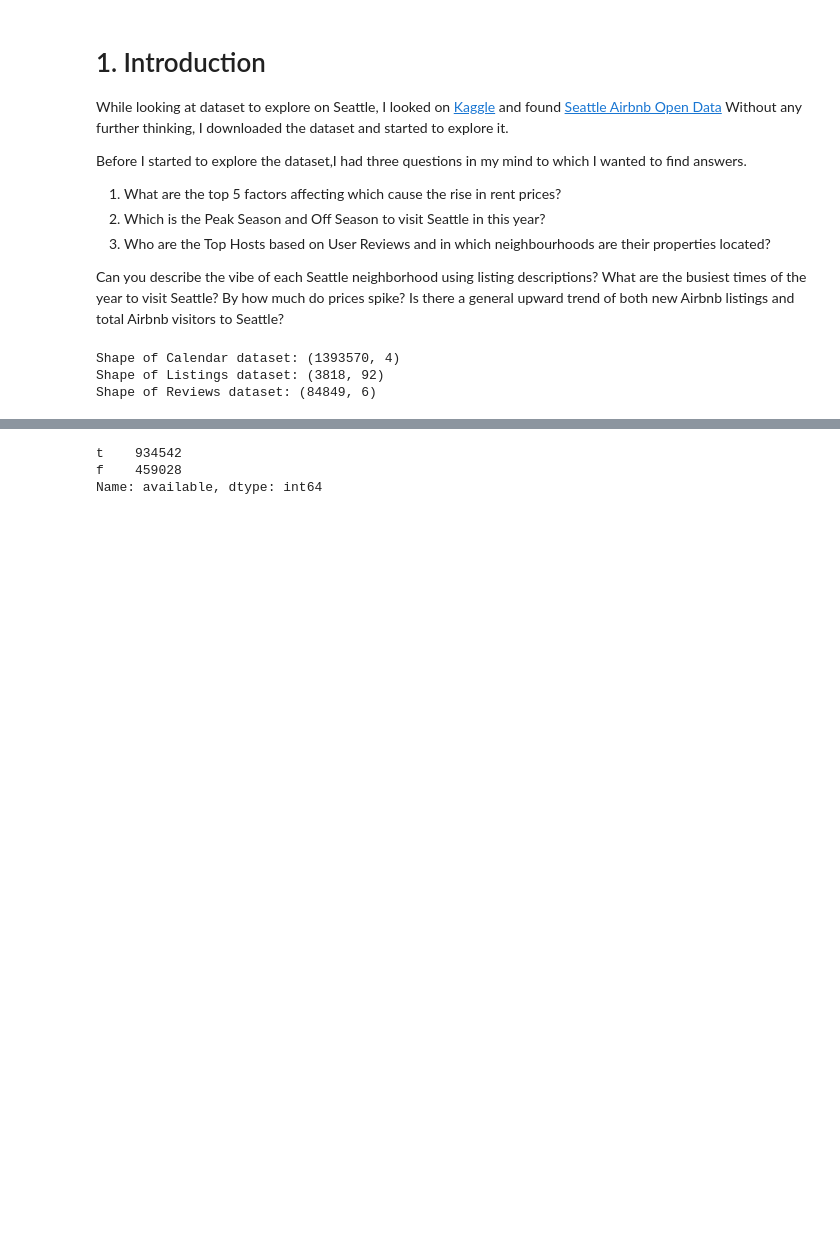
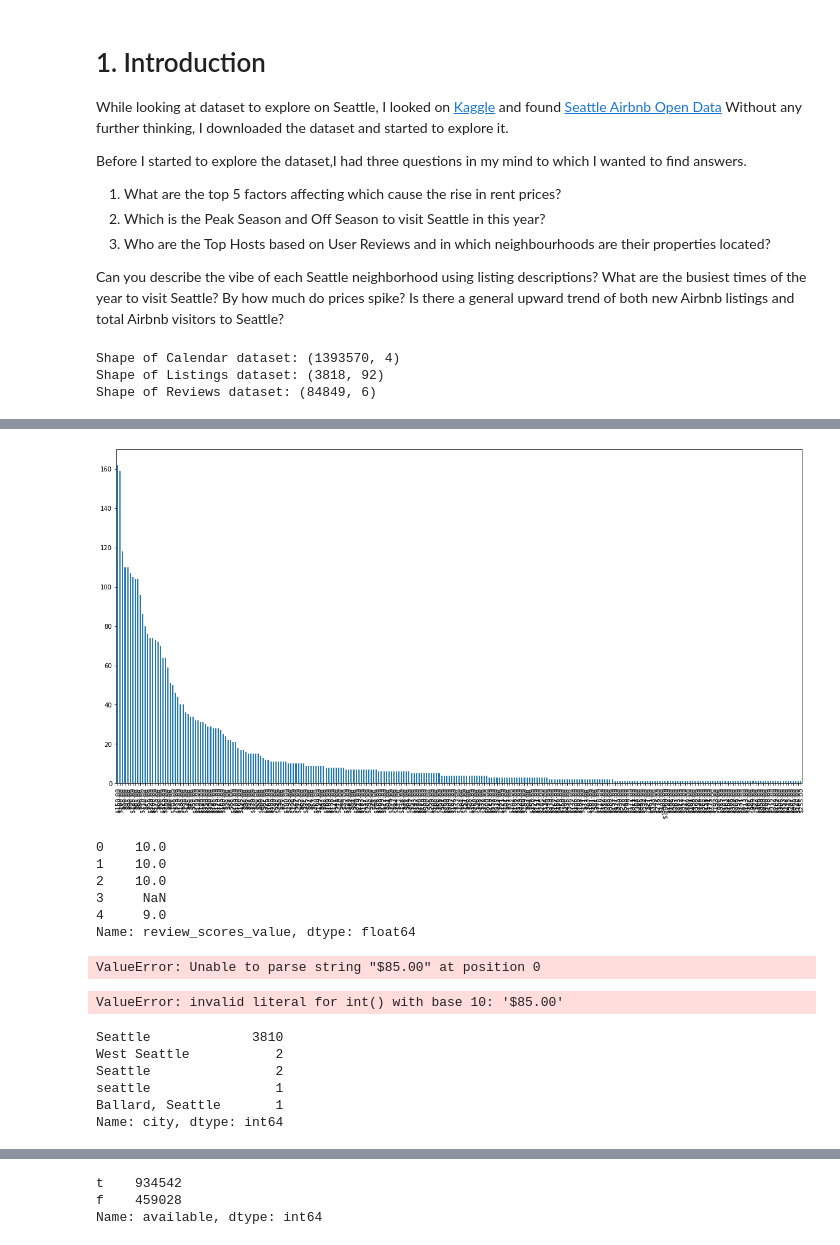
Before and after one commit to SachinSShinde/Airbnb-Seattle, a Jupyter notebook: Seattle_Data_Exploration.ipynb, the cells around one changed output, grey strips where cells are left out. Saved outputs shown, nothing was run; the diff lists cells and outputs as text; code cells hidden in the pictures; blank space fills up the shorter version.

Commit message:
Seattle data exploration: Exploring Data, listings df

```diff
--- a/Seattle_Data_Exploration.ipynb
+++ b/Seattle_Data_Exploration.ipynb
@@ -65,0 +159,32 @@ df_calendar.shape[0]
+# %%
+# plt.hist(df_listings[df_listings.price == np.max(df_listings.price)], bins=5);
+fig, ax = plt.subplots(figsize=(20, 10))
+df_listings['price'].value_counts().plot(kind='bar');
+# %% [output]
+[figure, added]
+# %%
+df_listings['review_scores_value'].head()
+# %% [output]
+0    10.0
+1    10.0
+2    10.0
+3     NaN
+4     9.0
+Name: review_scores_value, dtype: float64
+# %%
+pd.to_numeric(df_listings['price']).head()
+# %% [output]
+ValueError: Unable to parse string "$85.00" at position 0
+# %%
+df_listings[df_listings['price'].astype('int64') > 150].head()
+# %% [output]
+ValueError: invalid literal for int() with base 10: '$85.00'
+# %%
+df_listings.city.value_counts().nlargest()
+# %% [output]
+Seattle             3810
+West Seattle           2
+Seattle                2
+seattle                1
+Ballard, Seattle       1
+Name: city, dtype: int64
```
Also changed, not shown: parts of 13 cells of this notebook.
